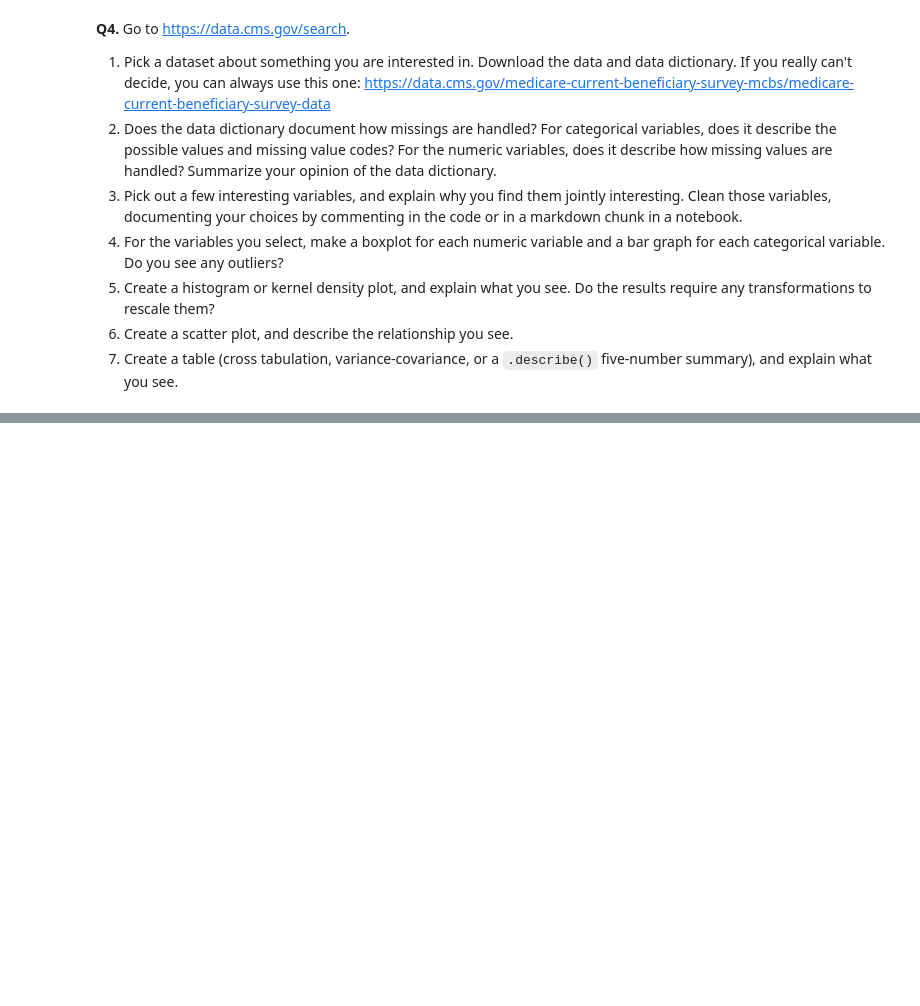
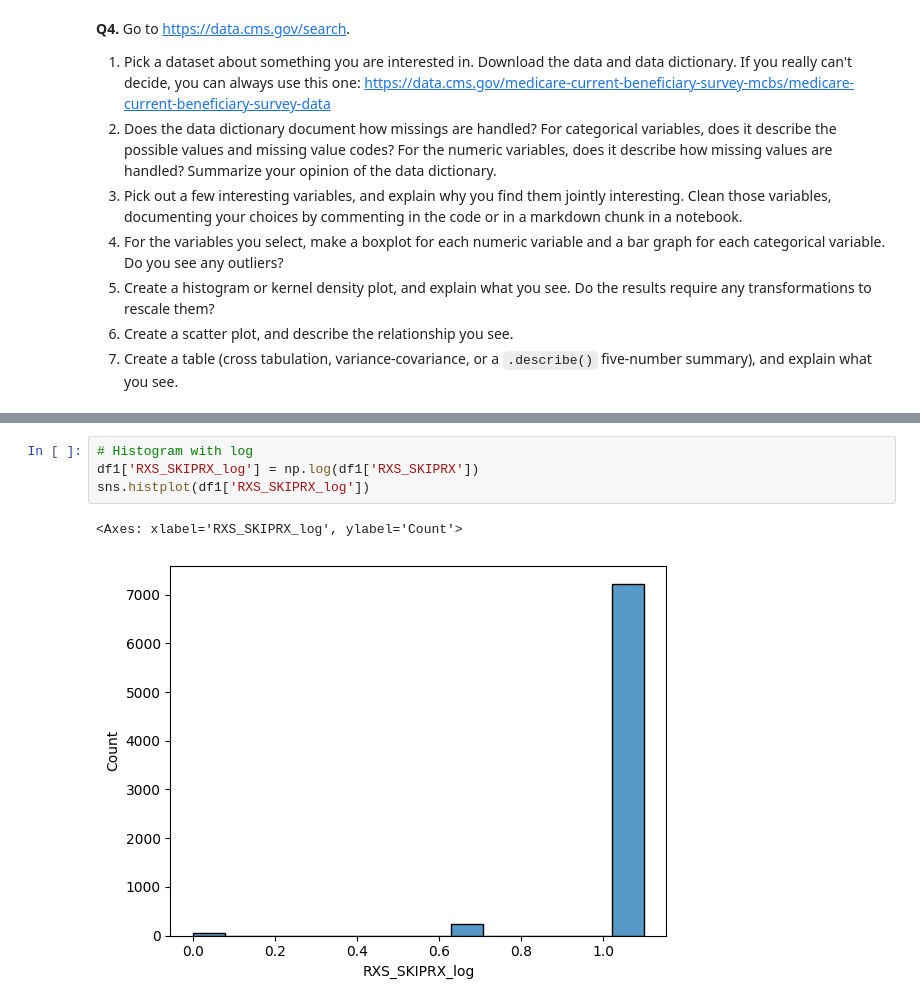
Before and after one commit to gffiveash/Visualization, a Jupyter notebook: assignment/assignment.ipynb, the cells around one changed output, grey strips where cells are left out. Saved outputs shown, nothing was run; the diff lists cells and outputs as text; blank space fills up the shorter version.

```diff
--- a/assignment/assignment.ipynb
+++ b/assignment/assignment.ipynb
@@ -310,0 +396,7 @@ UnicodeDecodeError: 'utf-8' codec can't decode byte 0xe1 in position 14: invalid
+# %%
+# Histogram with log
+df1['RXS_SKIPRX_log'] = np.log(df1['RXS_SKIPRX'])
+sns.histplot(df1['RXS_SKIPRX_log'])
+# %% [output]
+<Axes: xlabel='RXS_SKIPRX_log', ylabel='Count'>
+[figure, added]
```
Also changed, not shown: parts of 22 cells of this notebook.
